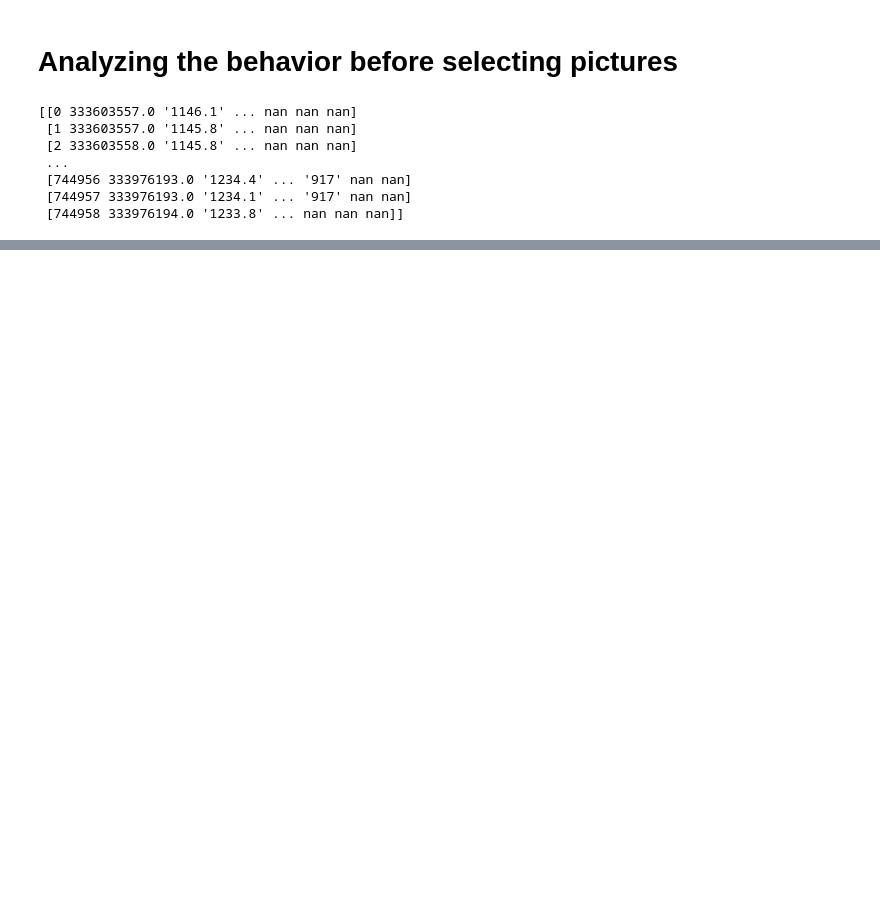
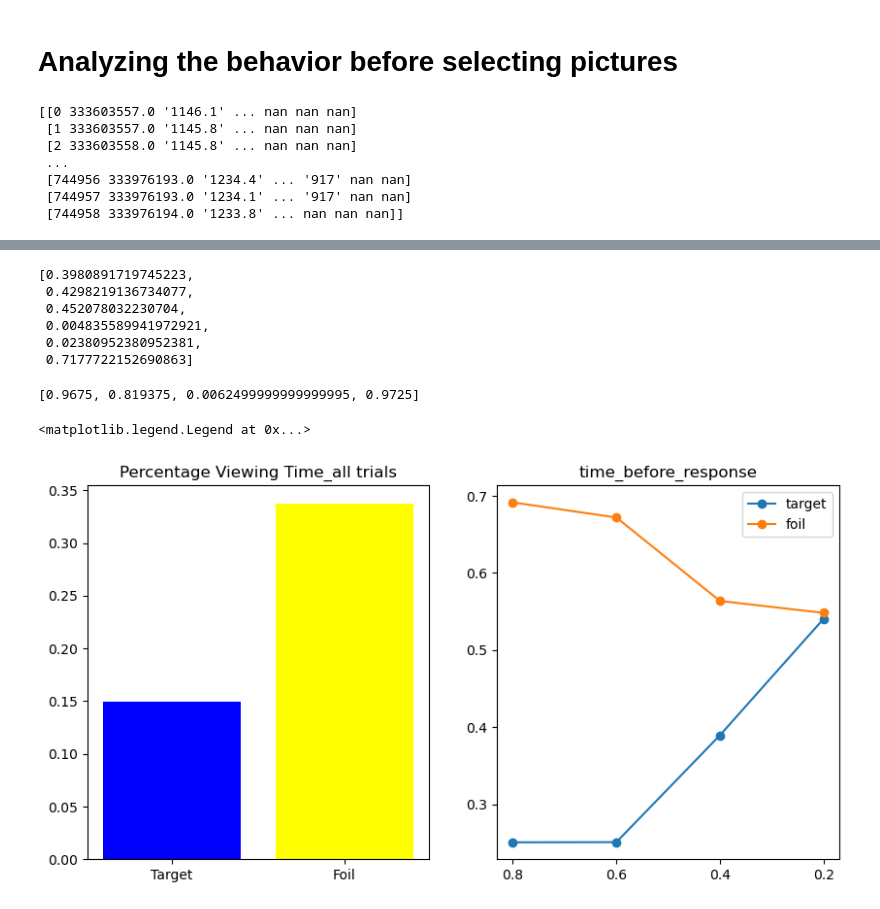
Before and after one commit to WaAaaAterfall/eyelink, a Jupyter notebook: methods for now/raw_data/time_before_response.ipynb, the cells around one changed output, grey strips where cells are left out. Drawn from its saved outputs; the diff is of its cells as text; code cells hidden in the pictures; blank space fills up the shorter version.

```diff
--- a/methods for now/raw_data/time_before_response.ipynb
+++ b/methods for now/raw_data/time_before_response.ipynb
@@ -20,0 +26,6 @@ print(data)
+# %%
+output = np.empty((20, 16), dtype=object)
+output[:] = ""
+# %%
+df_header = pd.read_csv('J_day11_J030701_TOJ_pic_trainning_step_3_2023-03-07_09h40.44.728_result.csv')
+print(df_header)
@@ -20,0 +254,31 @@ print(data)
+# %%
+foil_valid
+# %% [output]
+[0.3980891719745223,
+ 0.4298219136734077,
+ 0.452078032230704,
+ 0.004835589941972921,
+ 0.02380952380952381,
+ 0.7177722152690863]
+# %%
+plt.figure(figsize=(10,5))
+plt.subplot(1,2,1)
+plt.title('Percentage Viewing Time_all trials')
+#plt.bar(['target_viewing_time_percent','foil_viewing_time_percent'], [df_all['target_viewing_time_percent'].mean(),df_all['foil_viewing_time_percent'].mean()],color=['blue','yellow'], width=0.)
+plt.bar(['Target','Foil'], [np.mean(target_valid), np.mean(foil_valid)],color=['blue','yellow'], width=0.8)
+
+plt.subplot(1,2,2)
+plt.title('time_before_response')
+x_axis = ["0.8", "0.6", "0.4", "0.2"]
+mean_values_target = [np.mean(target_valid_08), np.mean(target_valid_06), np.mean(target_valid_04), np.mean(target_valid_02)]
+mean_values_foil = [np.mean(foil_valid_08), np.mean(foil_valid_06), np.mean(foil_valid_04), np.mean(foil_valid_02)]
+print(foil_valid_08)
+plt.plot(x_axis, mean_values_target, marker='o', label='target')
+# Plot the second line
+plt.plot(x_axis, mean_values_foil, marker='o', label='foil')
+
+plt.legend()
+# %% [output]
+[0.9675, 0.819375, 0.0062499999999999995, 0.9725]
+<matplotlib.legend.Legend at 0x...>
+[figure, added]
```
Also changed, not shown: parts of 9 cells of this notebook.
